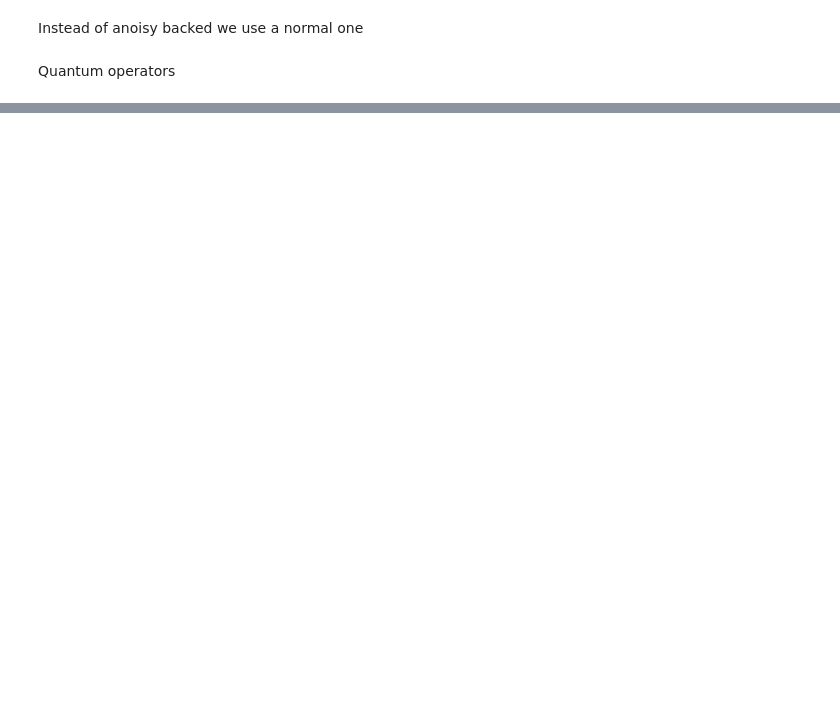
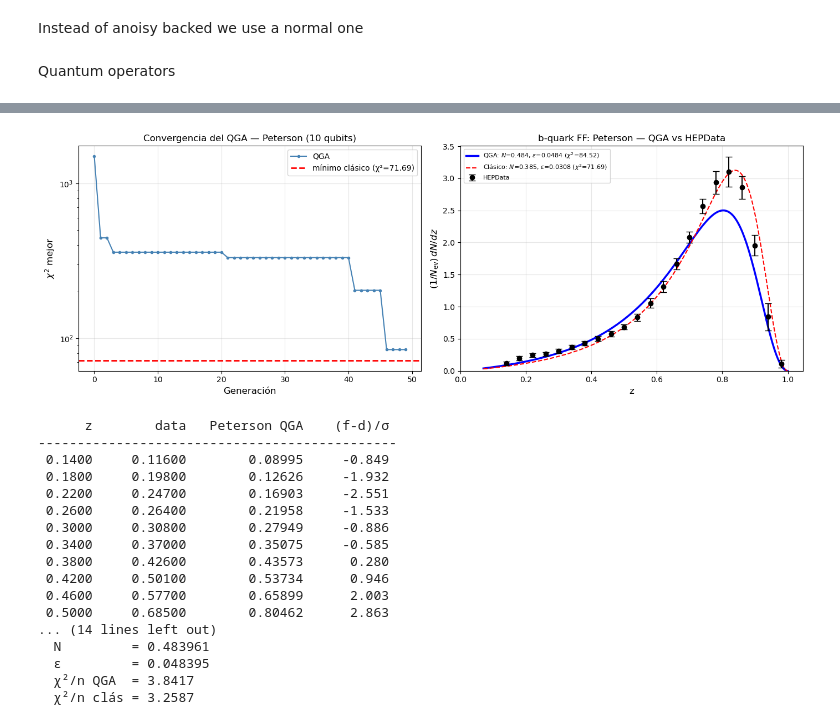
Before and after one commit to FranPG-codes/Quantum-Genetic-Algorithm-for-BSM-sampling, a Jupyter notebook: QGA_For_BSM_Sampling/EQGA_JSSP.ipynb, the cells around one changed output, grey strips where cells are left out. Saved outputs shown, nothing was run; the diff lists cells and outputs as text; code cells hidden in the pictures; blank space fills up the shorter version.

```diff
--- a/QGA_For_BSM_Sampling/EQGA_JSSP.ipynb
+++ b/QGA_For_BSM_Sampling/EQGA_JSSP.ipynb
@@ -200,0 +396,73 @@ Gen 30: Best Makespan = 28
+# %%
+fig, axes = plt.subplots(1, 2, figsize=(14, 5))
+
+# --- Convergencia ---
+axes[0].plot(history, 'o-', color='steelblue', markersize=3, lw=1.5, label='QGA')
+axes[0].axhline(chi2_cl, color='red', ls='--', lw=2,
+                label=f'mínimo clásico (χ²={chi2_cl:.2f})')
+axes[0].set_xlabel('Generación', fontsize=12)
+axes[0].set_ylabel(r'$\chi^2$ mejor', fontsize=12)
+axes[0].set_title('Convergencia del QGA — Peterson (10 qubits)')
+axes[0].set_yscale('log')
+axes[0].legend(fontsize=10)
+axes[0].grid(True, alpha=0.3)
+
+# --- Ajuste vs datos ---
+z_fine    = np.linspace(Z_MIN, Z_MAX, 500)
+f_qga     = ff_model(z_fine, best_theta)
+f_cl_fine = ff_model(z_fine, theta_cl)
+
+axes[1].errorbar(z_data, y_data, yerr=sigma_data,
+                 fmt='ko', capsize=4, label='HEPData', zorder=5)
+axes[1].plot(z_fine, f_qga, 'b-', lw=2.5,
+             label=(rf'QGA: $N$={best_theta[0]:.3f}, '
+                    rf'$\varepsilon$={best_theta[1]:.4f} '
+                    rf'($\chi^2$={best_chi2:.2f})'))
+axes[1].plot(z_fine, f_cl_fine, 'r--', lw=1.5,
+             label=(rf'Clásico: $N$={theta_cl[0]:.3f}, '
+                    rf'$\varepsilon$={theta_cl[1]:.4f} '
+                    rf'($\chi^2$={chi2_cl:.2f})'))
+
+
+
+axes[1].set_xlabel('z', fontsize=12)
+axes[1].set_ylabel(r'$(1/N_{\rm ev})\,dN/dz$', fontsize=12)
+axes[1].set_title('b-quark FF: Peterson — QGA vs HEPData')
+axes[1].legend(fontsize=8)
+axes[1].set_xlim(left=0); axes[1].set_ylim(bottom=0)
+axes[1].grid(True, alpha=0.3)
+
+plt.tight_layout()
+plt.show()
+
+# table
+f_pts = ff_model(z_data, best_theta)
+print(f"\n{'z':>7}  {'data':>10}  {'Peterson QGA':>13}  {'(f-d)/σ':>9}")
+print("-" * 46)
+for z, yd, fm, s in zip(z_data, y_data, f_pts, sigma_data):
+    print(f"{z:7.4f}  {yd:10.5f}  {fm:13.5f}  {(fm-yd)/s:9.3f}")
+
+print(f"\n{'Resultado final':=^46}")
+print(f"  N         = {best_theta[0]:.6f}")
+print(f"  ε         = {best_theta[1]:.6f}")
+print(f"  χ²/n QGA  = {best_chi2/len(z_data):.4f}")
+print(f"  χ²/n clás = {chi2_cl/len(z_data):.4f}")
+# %% [output]
+[figure, added]
+      z        data   Peterson QGA    (f-d)/σ
+----------------------------------------------
+ 0.1400     0.11600        0.08995     -0.849
+ 0.1800     0.19800        0.12626     -1.932
+ 0.2200     0.24700        0.16903     -2.551
+ 0.2600     0.26400        0.21958     -1.533
+ 0.3000     0.30800        0.27949     -0.886
+ 0.3400     0.37000        0.35075     -0.585
+ 0.3800     0.42600        0.43573      0.280
+ 0.4200     0.50100        0.53734      0.946
+ 0.4600     0.57700        0.65899      2.003
+ 0.5000     0.68500        0.80462      2.863
+... (14 lines left out)
+  N         = 0.483961
+  ε         = 0.048395
+  χ²/n QGA  = 3.8417
+  χ²/n clás = 3.2587
```
Also changed, not shown: parts of 21 cells of this notebook, 6 other files.
